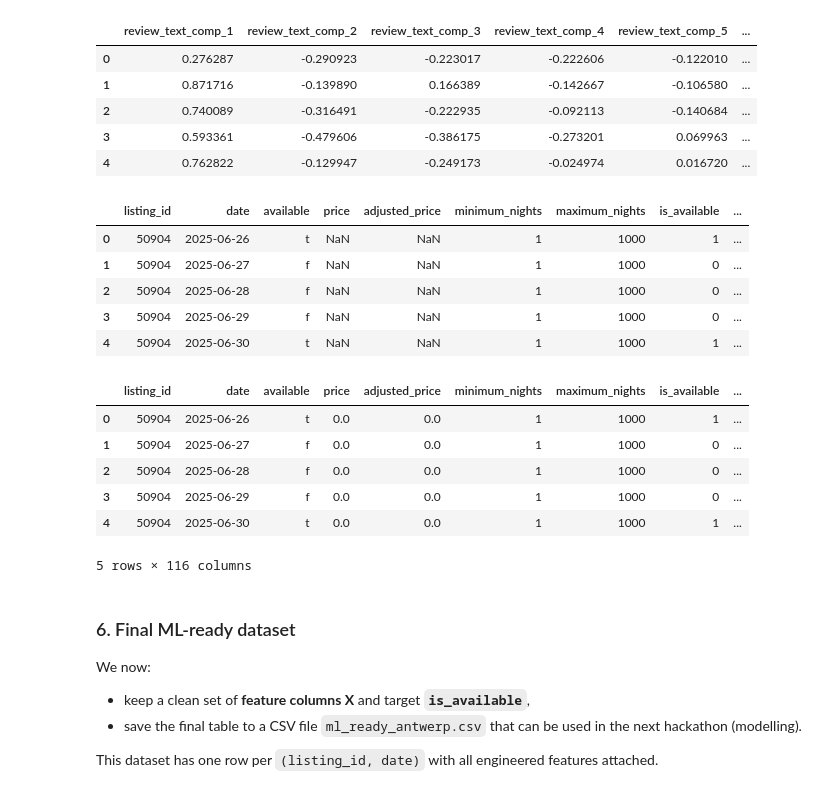
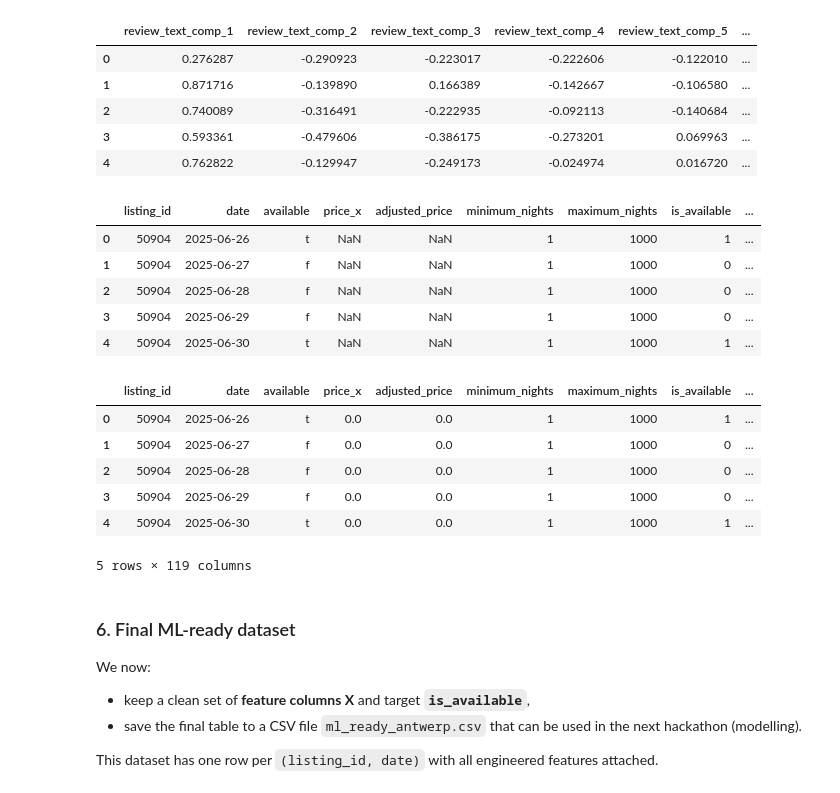
Before and after one commit to seanhoet65-source/hackathon_python, a Jupyter notebook: retry.ipynb, the cells around one changed output. Saved outputs shown, nothing was run; the diff lists cells and outputs as text; code cells hidden in the pictures.

```diff
--- a/retry.ipynb
+++ b/retry.ipynb
@@ -307,10 +307,22 @@ listing_cols = [
     "bathrooms_text",
     "number_of_reviews",
     "review_scores_rating",
+    "price",             # listing-level base price (fallback if calendar price is missing)
 ]
 
 listings = listings_raw[listing_cols].copy()
 listings = listings.rename(columns={"id": "listing_id"})
+
+# Clean listing-level price (remove $ and , then convert to float)
+if "price" in listings.columns:
+    listings["listing_price"] = (listings["price"]
+        .astype(str)
+        .str.replace("$", "", regex=False)
+        .str.replace(",", "", regex=False)
+        .replace("nan", np.nan)
+        .astype(float))
+else:
+    listings["listing_price"] = np.nan
 
 # Basic cleaning: fill a few obvious missing values
 listings["neighbourhood_cleansed"] = listings["neighbourhood_cleansed"].fillna("Unknown")
@@ -398,30 +410,38 @@ text_features.head()
 # %%
 # 5.4. Build the base calendar table and join listing + review features
 
 # Start from calendar (this will also define our target y = is_available)
 base = calendar.copy()
 base["is_available"] = (base["available"] == "t").astype(int)
 
 # Extract simple temporal features from the date
 base["year"] = base["date"].dt.year
 base["month"] = base["date"].dt.month
 base["day"] = base["date"].dt.day
 base["dayofweek"] = base["date"].dt.dayofweek  # 0 = Monday
 
-# Join static listing features
+# Join static listing features (includes cleaned `listing_price`)
 base = base.merge(listings.drop(columns=["bathrooms_text"]),
                   on="listing_id", how="left")
+
+# Create a unified price signal: prefer daily calendar price, fall back to listing_price
+if "price" in base.columns and "listing_price" in base.columns:
+    base["price_final"] = base["price"].fillna(base["listing_price"])
+elif "price" in base.columns:
+    base["price_final"] = base["price"]
+elif "listing_price" in base.columns:
+    base["price_final"] = base["listing_price"]
 
 # Join aggregated review stats
 base = base.merge(reviews_agg[["listing_id", "n_reviews", "days_since_last_review"]],
                   on="listing_id", how="left")
 
 # Join text-based SVD components
 base = base.merge(text_features, on="listing_id", how="left")
 
 base.head()
 # %% [output]
-|  | listing_id | date | available | price | adjusted_price | minimum_nights | maximum_nights | is_available | ... |
+|  | listing_id | date | available | price_x | adjusted_price | minimum_nights | maximum_nights | is_available | ... |
 | 0 | 50904 | 2025-06-26 | t | NaN | NaN | 1 | 1000 | 1 | ... |
 | 1 | 50904 | 2025-06-27 | f | NaN | NaN | 1 | 1000 | 0 | ... |
 | 2 | 50904 | 2025-06-28 | f | NaN | NaN | 1 | 1000 | 0 | ... |
@@ -453,13 +473,13 @@ ml_df = pd.get_dummies(ml_df, columns=cat_cols, drop_first=True)
 
 ml_df.head()
 # %% [output]
-|  | listing_id | date | available | price | adjusted_price | minimum_nights | maximum_nights | is_available | ... |
+|  | listing_id | date | available | price_x | adjusted_price | minimum_nights | maximum_nights | is_available | ... |
 | 0 | 50904 | 2025-06-26 | t | 0.0 | 0.0 | 1 | 1000 | 1 | ... |
 | 1 | 50904 | 2025-06-27 | f | 0.0 | 0.0 | 1 | 1000 | 0 | ... |
 | 2 | 50904 | 2025-06-28 | f | 0.0 | 0.0 | 1 | 1000 | 0 | ... |
 | 3 | 50904 | 2025-06-29 | f | 0.0 | 0.0 | 1 | 1000 | 0 | ... |
 | 4 | 50904 | 2025-06-30 | t | 0.0 | 0.0 | 1 | 1000 | 1 | ... |
-5 rows × 116 columns
+5 rows × 119 columns
 # %% [markdown]
 ### 6. Final ML-ready dataset
 
```
Also changed, not shown: parts of 3 cells of this notebook.
